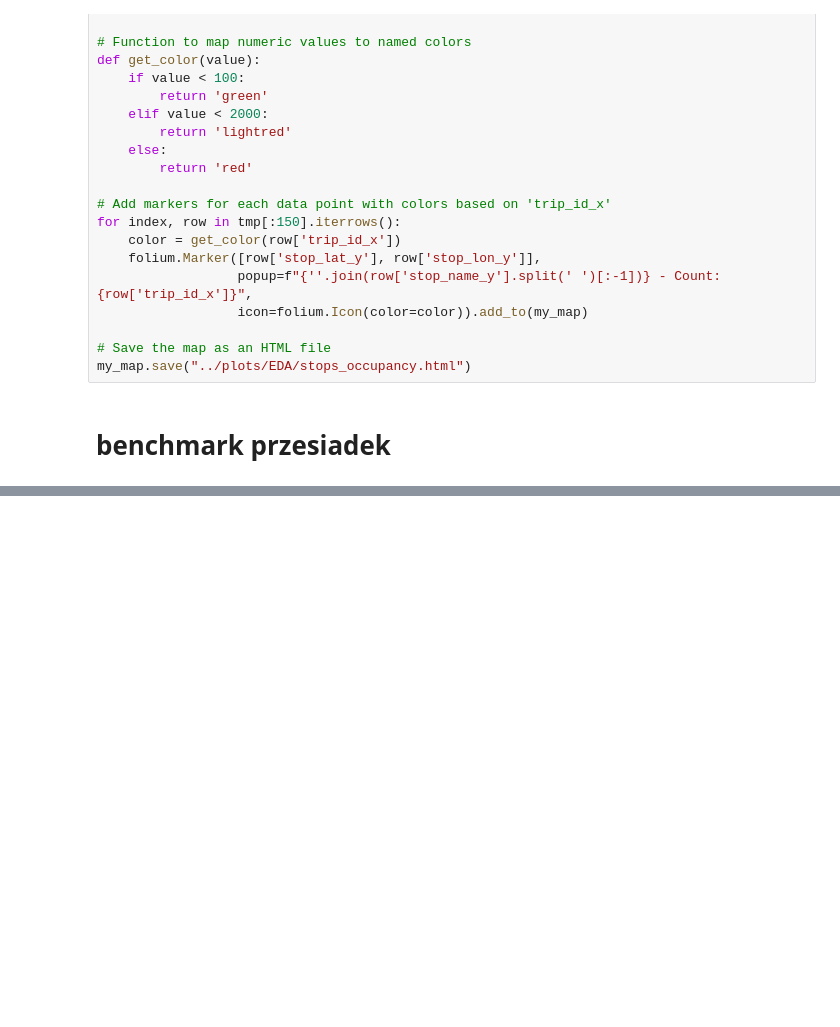
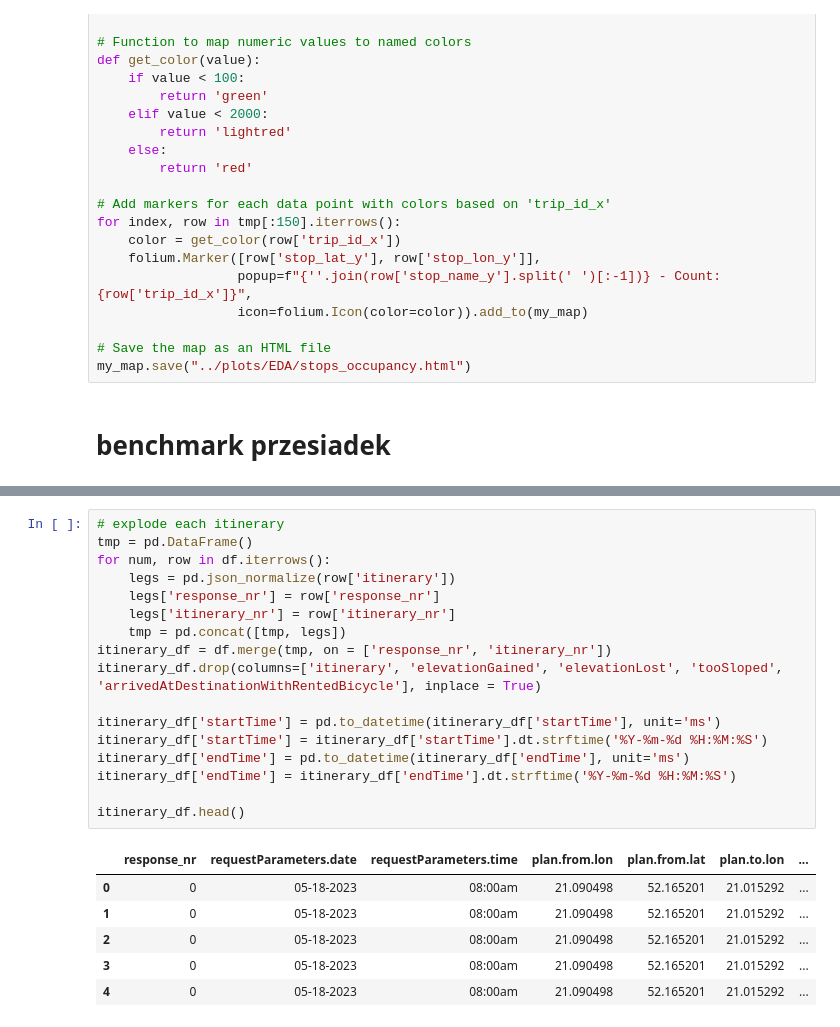
Before and after one commit to hoanganhlinh/praca-inzynierska, a Jupyter notebook: request_handler.ipynb, the cells around one changed output, grey strips where cells are left out. Saved outputs shown, nothing was run; the diff lists cells and outputs as text; blank space fills up the shorter version.

```diff
--- a/request_handler.ipynb
+++ b/request_handler.ipynb
@@ -112,0 +290,24 @@ my_map.save("../plots/EDA/stops_occupancy.html")
+# %%
+# explode each itinerary
+tmp = pd.DataFrame()
+for num, row in df.iterrows():
+    legs = pd.json_normalize(row['itinerary'])
+    legs['response_nr'] = row['response_nr']
+    legs['itinerary_nr'] = row['itinerary_nr']
+    tmp = pd.concat([tmp, legs])
+itinerary_df = df.merge(tmp, on = ['response_nr', 'itinerary_nr'])
+itinerary_df.drop(columns=['itinerary', 'elevationGained', 'elevationLost', 'tooSloped', 'arrivedAtDestinationWithRentedBicycle'], inplace = True)
+
+itinerary_df['startTime'] = pd.to_datetime(itinerary_df['startTime'], unit='ms')
+itinerary_df['startTime'] = itinerary_df['startTime'].dt.strftime('%Y-%m-%d %H:%M:%S')
+itinerary_df['endTime'] = pd.to_datetime(itinerary_df['endTime'], unit='ms')
+itinerary_df['endTime'] = itinerary_df['endTime'].dt.strftime('%Y-%m-%d %H:%M:%S')
+
+itinerary_df.head()
+# %% [output]
+|  | response_nr | requestParameters.date | requestParameters.time | plan.from.lon | plan.from.lat | plan.to.lon | ... |
+| 0 | 0 | 05-18-2023 | 08:00am | 21.090498 | 52.165201 | 21.015292 | ... |
+| 1 | 0 | 05-18-2023 | 08:00am | 21.090498 | 52.165201 | 21.015292 | ... |
+| 2 | 0 | 05-18-2023 | 08:00am | 21.090498 | 52.165201 | 21.015292 | ... |
+| 3 | 0 | 05-18-2023 | 08:00am | 21.090498 | 52.165201 | 21.015292 | ... |
+| 4 | 0 | 05-18-2023 | 08:00am | 21.090498 | 52.165201 | 21.015292 | ... |
```
Also changed, not shown: parts of 29 cells of this notebook, 1 other file.
